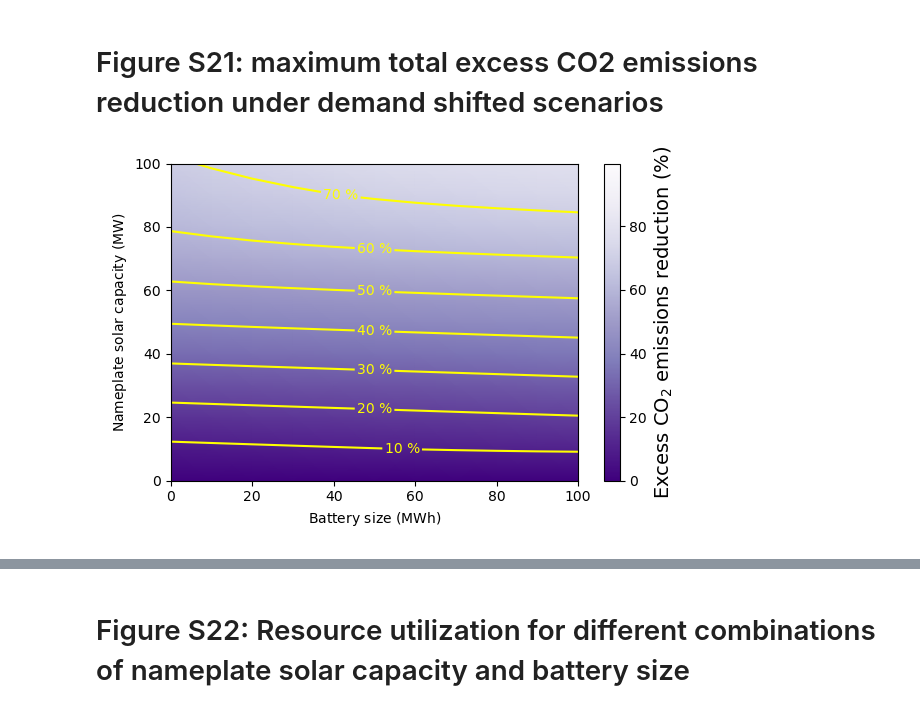
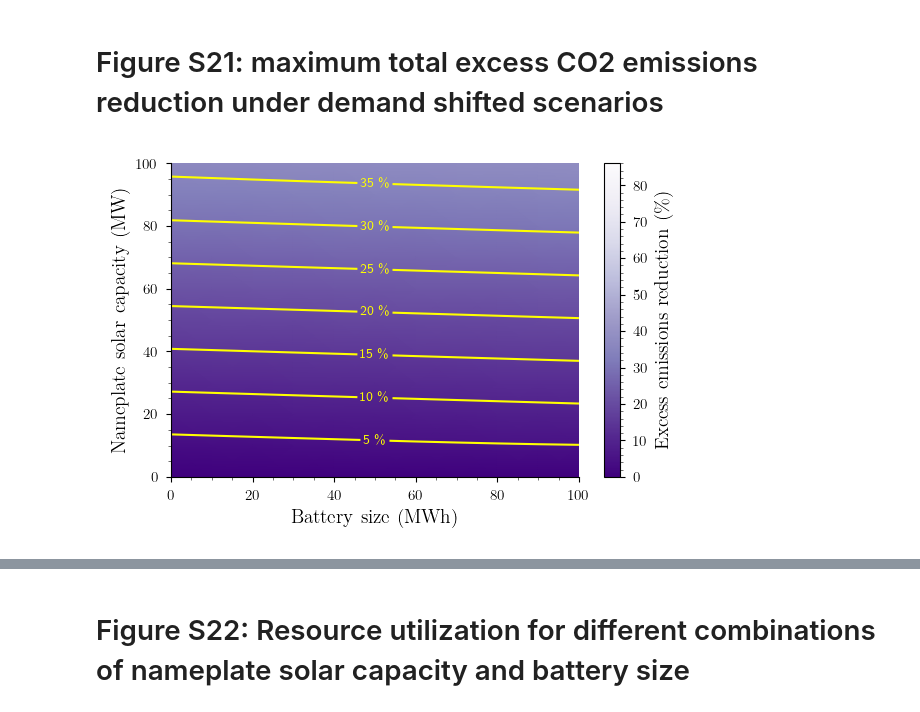
Before and after one commit to jnlucero96/DER_augmentation, a Jupyter notebook: src/suppl_sec6.ipynb, the cells around one changed output, grey strips where cells are left out. Saved outputs shown, nothing was run; the diff lists cells and outputs as text; code cells hidden in the pictures.

```diff
--- a/src/suppl_sec6.ipynb
+++ b/src/suppl_sec6.ipynb
@@ -59,8 +60,8 @@ for key, val in _temp_data.items():
 # %%
-solar_sizes = linspace(0.0, 1000.0, 101)
-battery_sizes = linspace(0.0, 100.0, 100//10 + 1)
+nominal_site_sizes = linspace(0.0, 1000.0, 1000//10 + 1)
+pack_sizes = linspace(0.0, 100.0, 100//10 + 1)
 
-SOLAR, BATTERY = meshgrid(solar_sizes, battery_sizes, indexing="ij")
+SOLAR, BATTERY = meshgrid(nominal_site_sizes, pack_sizes, indexing="ij")
 # %%
 def compute_LCOPR(OCS, PV2GRID, PR, N, E0):
 
@@ -425,25 +440,25 @@ fig.savefig("../figures/FigS20.pdf")
 # %%
 fig, ax = subplots(figsize=(6, 4))
 
 line_color = "yellow"
 
 pmesh = ax.pcolormesh(BATTERY, SOLAR, carbon_reduction_optimal[:,1,:],
                       shading="gouraud", cmap="Purples_r", vmin=0.0, vmax=carbon_reduction_optimal[:,1,:].max())
-CS = ax.contour(BATTERY, SOLAR, carbon_reduction_optimal[:,1,:], levels=array([10, 20, 30, 40, 50, 60, 70]), colors=line_color, vmin=0.0, vmax=27.0)
+CS = ax.contour(BATTERY, SOLAR, carbon_reduction_optimal[:,1,:], levels=array([5, 10, 15, 20, 25, 30, 35]), colors=line_color, vmin=0.0, vmax=27.0)
 
 ax.clabel(CS, CS.levels, inline=True, fmt=fmt, fontsize=10)
 
 cbar = fig.colorbar(pmesh, ax=ax)
-cbar.set_label(r"$\mathrm{Excess}\ \mathrm{CO}_{2}\ \mathrm{emissions\ reduction\ (\%)}$", fontsize=14)
+cbar.set_label(r"$\textrm{Excess emissions reduction (\%)}$", fontsize=14)
 ax.set_xlabel(r"$\mathrm{Battery\ size\ (MWh)}$")
 ax.set_ylabel(r"$\mathrm{Nameplate\ solar\ capacity\ (MW)}$")
 
 ax.set_xlim((0, 100))
 ax.set_ylim((0, 100))
 
 fig.tight_layout()
 fig.align_labels()
 
 fig.savefig("../figures/FigS21.pdf")
 # %% [output]
-[figure, old version]
+[figure, new version]
```
Also changed, not shown: parts of 24 cells of this notebook, 48 other files.
